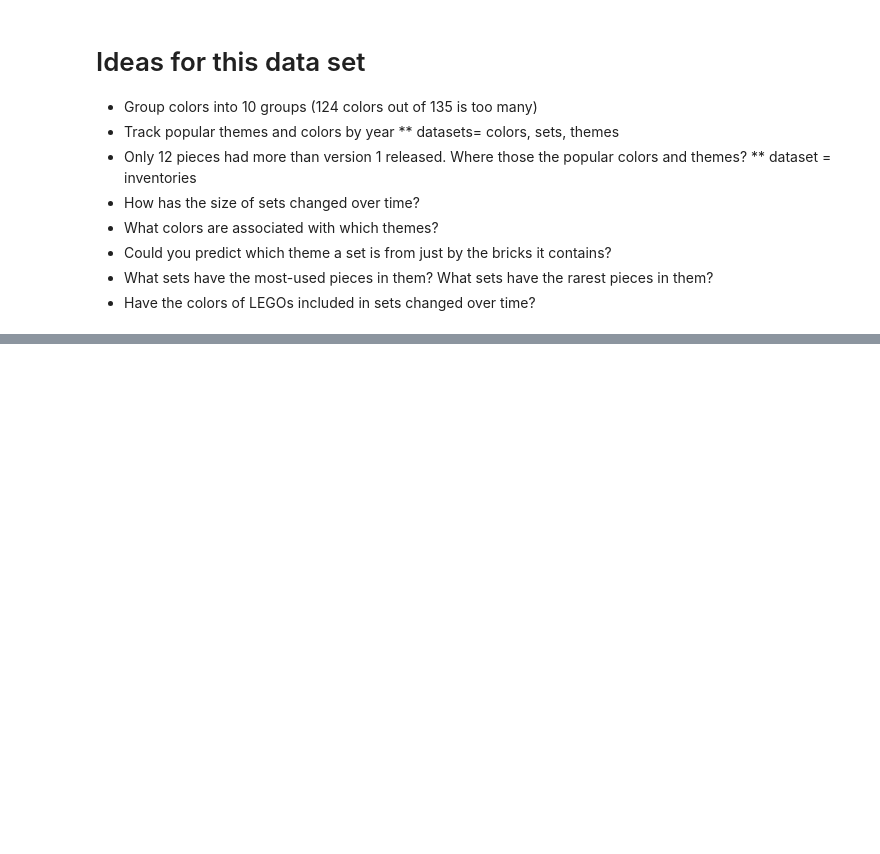
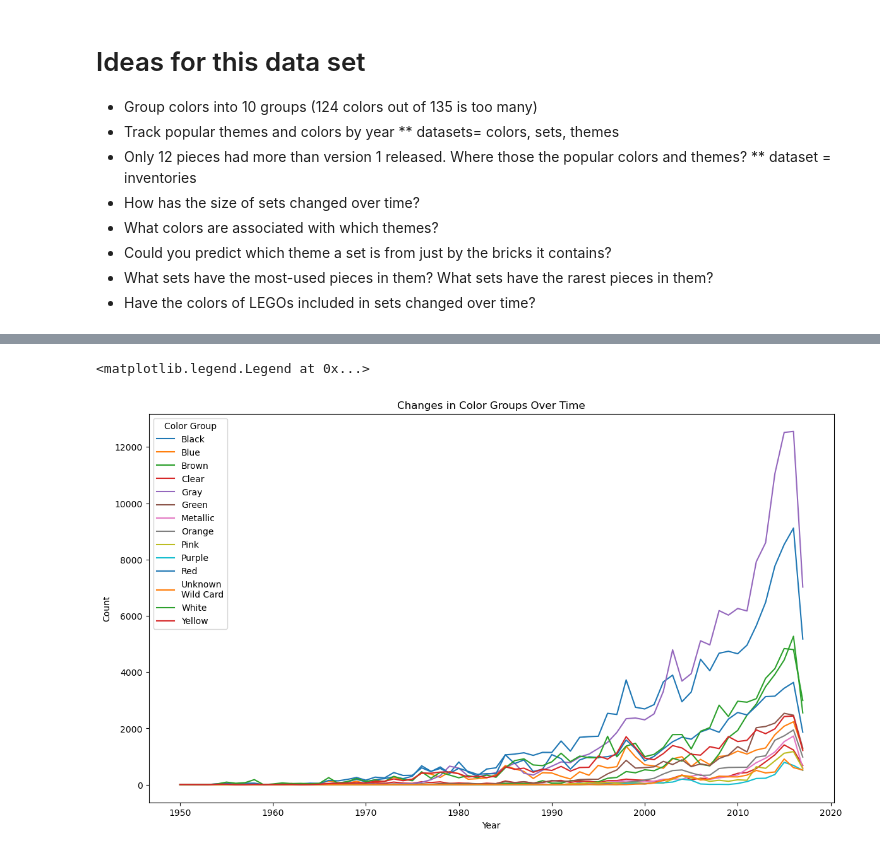
Before and after one commit to AmandaBoyers/analysis-legos-colors, a Jupyter notebook: 1 LEGO_Datasets.ipynb, the cells around one changed output, grey strips where cells are left out. Saved outputs shown, nothing was run; the diff lists cells and outputs as text; code cells hidden in the pictures; blank space fills up the shorter version.

Commit message:
many charts

```diff
--- a/1 LEGO_Datasets.ipynb
+++ b/1 LEGO_Datasets.ipynb
@@ -630,0 +375,16 @@ dtype: int64
+# %%
+# Merge inventory_parts with colors to get the color names
+inventory_parts_colors = inventory_parts.merge(colors, left_on='color_id', right_on='id')
+
+# Merge inventory_parts_colors with inventories to get the set_num
+inventory_parts_colors = inventory_parts_colors.merge(inventories, left_on='inventory_id', right_on='id')
+
+# Merge the resulting DataFrame with sets to get the set details
+merged_df = inventory_parts_colors.merge(sets, left_on='set_num', right_on='set_num')
+
+# Inspect the merged DataFrame
+print("Merged DataFrame:")
+print(merged_df.head())
+print()
+print("Merged DataFrame Columns:")
+print(merged_df.columns)
@@ -630,0 +409,16 @@ dtype: int64
+# %%
+# Group the data by year and color group, and count the occurrences
+color_group_counts = merged_df.groupby(['year', 'group']).size().unstack(fill_value=0)
+
+# Plot the data
+plt.figure(figsize=(14, 8))
+for color_group in color_group_counts.columns:
+    plt.plot(color_group_counts.index, color_group_counts[color_group], label=color_group)
+
+plt.title('Changes in Color Groups Over Time')
+plt.xlabel('Year')
+plt.ylabel('Count')
+plt.legend(title='Color Group')
+# %% [output]
+<matplotlib.legend.Legend at 0x...>
+[figure, added]
```
Also changed, not shown: parts of 32 cells of this notebook, 4 other files.
